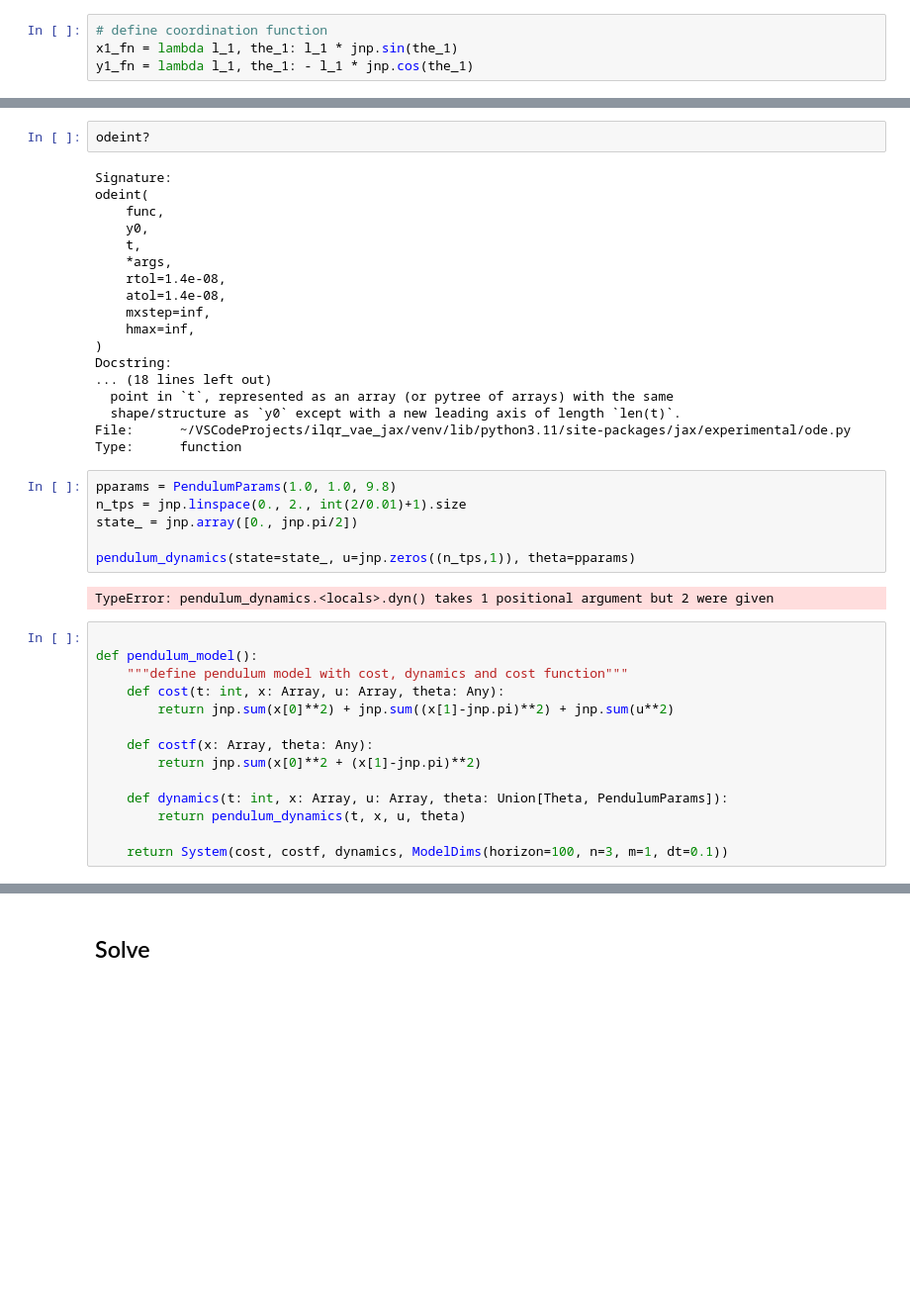
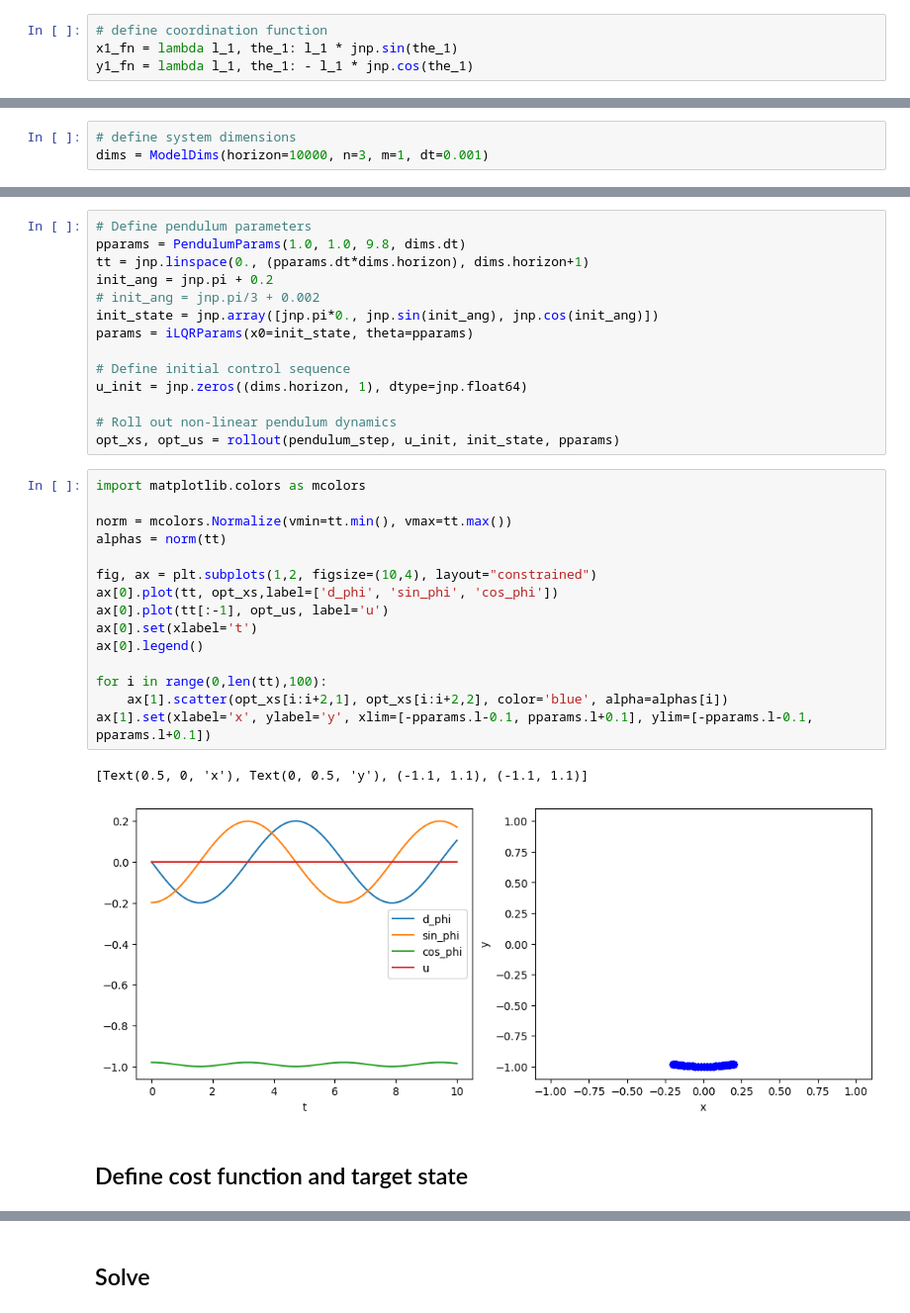
Before and after one commit to bbhaduri/diffilqrax-m1arm, a Jupyter notebook: doc/source/examples/simple_pendulum.ipynb, the cells around one changed output, grey strips where cells are left out. Shown: that part at 99% size. Saved outputs shown, nothing was run; the diff lists cells and outputs as text; blank space fills up the shorter version.

Commit message:
simple 1D pendulum

```diff
--- a/doc/source/examples/simple_pendulum.ipynb
+++ b/doc/source/examples/simple_pendulum.ipynb
@@ -77,3 +91,6 @@ def rk4(dynamics:Callable, dt:float)->Callable:
+# %%
+# define system dimensions
+dims = ModelDims(horizon=10000, n=3, m=1, dt=0.001)
 # %%
 class PendulumParams(NamedTuple):
     """Pendulum parameters"""
@@ -107,42 +144,34 @@ def pendulum_dynamics(state:Array, u:Array, theta: PendulumParams)->Array:
-# %%
-odeint?
-# %% [output]
-Signature:
-odeint(
-    func,
-    y0,
-    t,
-    *args,
-    rtol=1.4e-08,
-    atol=1.4e-08,
-    mxstep=inf,
-    hmax=inf,
-)
-Docstring:
-... (18 lines left out)
-  point in `t`, represented as an array (or pytree of arrays) with the same
-  shape/structure as `y0` except with a new leading axis of length `len(t)`.
-File:      ~/VSCodeProjects/ilqr_vae_jax/venv/lib/python3.11/site-packages/jax/experimental/ode.py
-Type:      function
-# %%
-pparams = PendulumParams(1.0, 1.0, 9.8)
-n_tps = jnp.linspace(0., 2., int(2/0.01)+1).size
-state_ = jnp.array([0., jnp.pi/2])
-
-pendulum_dynamics(state=state_, u=jnp.zeros((n_tps,1)), theta=pparams)
-# %% [output]
-TypeError: pendulum_dynamics.<locals>.dyn() takes 1 positional argument but 2 were given
-# %%
-
-def pendulum_model():
-    """define pendulum model with cost, dynamics and cost function"""
-    def cost(t: int, x: Array, u: Array, theta: Any):
-        return jnp.sum(x[0]**2) + jnp.sum((x[1]-jnp.pi)**2) + jnp.sum(u**2)
-
-    def costf(x: Array, theta: Any):
-        return jnp.sum(x[0]**2 + (x[1]-jnp.pi)**2)
-
-    def dynamics(t: int, x: Array, u: Array, theta: Union[Theta, PendulumParams]):
-        return pendulum_dynamics(t, x, u, theta)
-
-    return System(cost, costf, dynamics, ModelDims(horizon=100, n=3, m=1, dt=0.1))
+# %%
+# Define pendulum parameters
+pparams = PendulumParams(1.0, 1.0, 9.8, dims.dt)
+tt = jnp.linspace(0., (pparams.dt*dims.horizon), dims.horizon+1)
+init_ang = jnp.pi + 0.2
+# init_ang = jnp.pi/3 + 0.002
+init_state = jnp.array([jnp.pi*0., jnp.sin(init_ang), jnp.cos(init_ang)])
+params = iLQRParams(x0=init_state, theta=pparams)
+
+# Define initial control sequence
+u_init = jnp.zeros((dims.horizon, 1), dtype=jnp.float64)
+
+# Roll out non-linear pendulum dynamics
+opt_xs, opt_us = rollout(pendulum_step, u_init, init_state, pparams)
+# %%
+import matplotlib.colors as mcolors
+
+norm = mcolors.Normalize(vmin=tt.min(), vmax=tt.max())
+alphas = norm(tt)
+
+fig, ax = plt.subplots(1,2, figsize=(10,4), layout="constrained")
+ax[0].plot(tt, opt_xs,label=['d_phi', 'sin_phi', 'cos_phi'])
+ax[0].plot(tt[:-1], opt_us, label='u')
+ax[0].set(xlabel='t')
+ax[0].legend()
+
+for i in range(0,len(tt),100):
+    ax[1].scatter(opt_xs[i:i+2,1], opt_xs[i:i+2,2], color='blue', alpha=alphas[i])
+ax[1].set(xlabel='x', ylabel='y', xlim=[-pparams.l-0.1, pparams.l+0.1], ylim=[-pparams.l-0.1, pparams.l+0.1])
+# %% [output]
+[Text(0.5, 0, 'x'), Text(0, 0.5, 'y'), (-1.1, 1.1), (-1.1, 1.1)]
+[figure, added]
+# %% [markdown]
+## Define cost function and target state
```
Also changed, not shown: parts of 11 cells of this notebook.
